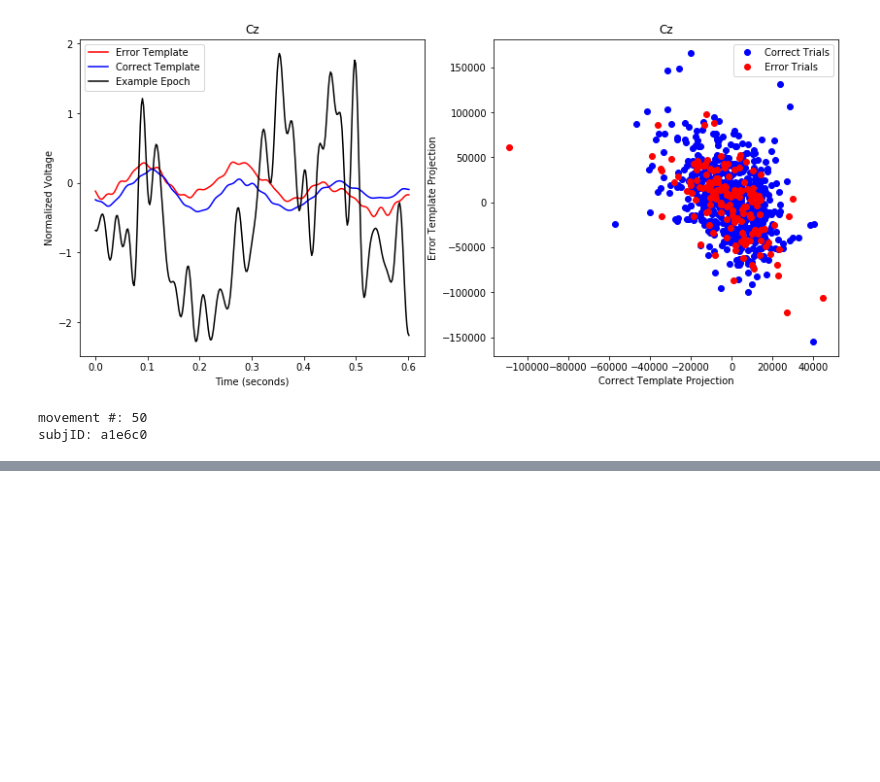
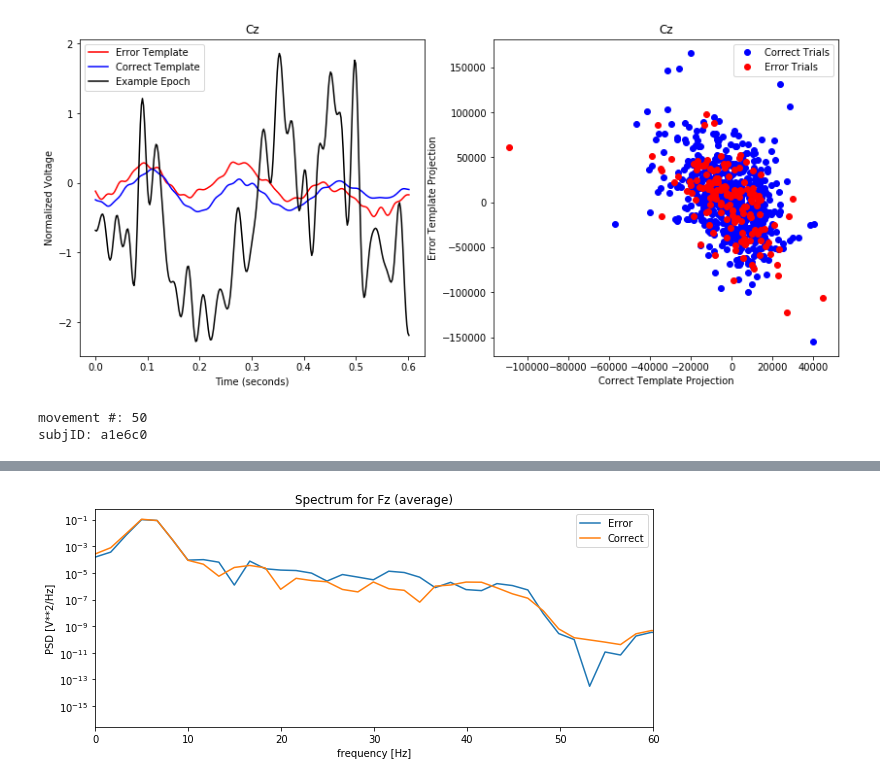
Before and after one commit to lpjiang97/EEG-CoAdaptation, a Jupyter notebook: Analysis/Check_Error_Template.ipynb, the cells around one changed output, grey strips where cells are left out. Cells and saved outputs as stored; diff of their text form; code cells hidden in the pictures; blank space fills up the shorter version.

```diff
--- a/Analysis/Check_Error_Template.ipynb
+++ b/Analysis/Check_Error_Template.ipynb
@@ -446,0 +556,31 @@ subjID: a1e6c0
+# %%
+error_mean = list()
+for i in error_trials:
+    tmp = epochs_norm[i][chanOfInt]
+    error_mean.append(tmp)
+error_mean = np.mean(error_mean,0)
+
+correct_mean = list()
+for i in correct_trials:
+    tmp = epochs_norm[i][chanOfInt]
+    correct_mean.append(tmp)
+correct_mean = np.mean(correct_mean,0)
+# %%
+# Choose single trial examples
+plt.figure(figsize=(10,4))
+f, Pxx_den = signal.welch(error_mean, fs, nperseg=1024)
+plt.semilogy(f, Pxx_den)
+
+f, Pxx_den = signal.welch(correct_mean, fs, nperseg=1024)
+plt.semilogy(f, Pxx_den)
+
+#plt.ylim([1e-4, 1e8])
+plt.xlim([0, 60])
+plt.xlabel('frequency [Hz]')
+plt.ylabel('PSD [V**2/Hz]')
+plt.title('Spectrum for ' + chanOfInt + ' (average)')
+plt.legend(['Error','Correct'])
+
+plt.show()
+# %% [output]
+[figure, added]
```
Also changed, not shown: parts of 10 cells of this notebook, 2 other files.
